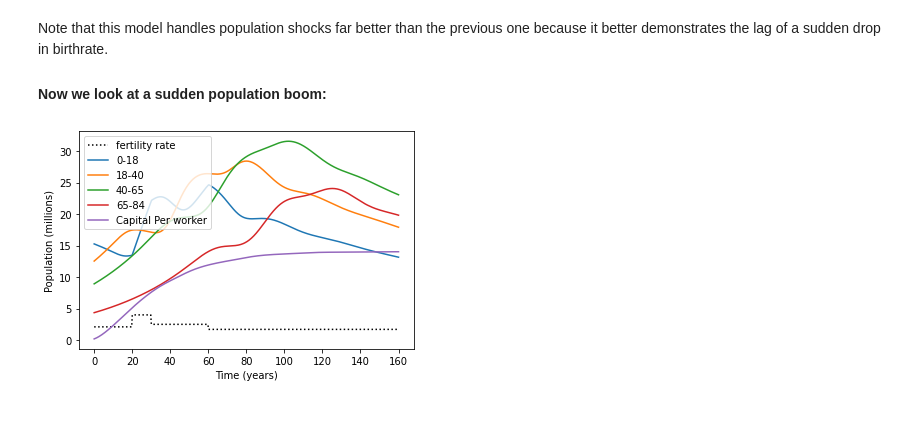
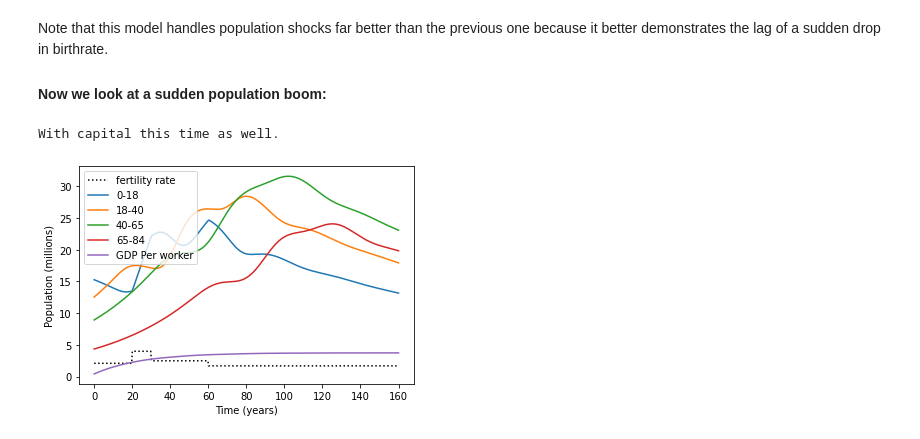
Before and after one commit to addmelo/volume4-project, a Jupyter notebook: Volume4Project.ipynb, the cells around one changed output. Cells and saved outputs as stored; diff of their text form; code cells hidden in the pictures.

```diff
--- a/Volume4Project.ipynb
+++ b/Volume4Project.ipynb
@@ -130,6 +130,19 @@ class Solow_Model_Parameters():
         self.s = s
         self.weights = weights
         return
+    def y(self,k,t):
+        if callable(self.A):
+            A = self.A(t)
+        else:
+            A = self.A
+        return A*k**self.alpha
+    def kprime(self,k, n, t):
+        if callable(self.s):
+            s = self.s(t)
+        else:
+            s = self.s
+        return s*self.y(k, t) - (self.delta + n)*k
+
 
 class Solution():
     """We use this class to hold results from our ODE solution"""
@@ -214,27 +227,8 @@ class Population_Solow_Model():
 
             # Add the capital allocation variables if necessary
             if not self.SGP is None:
-                if callable(self.SGP.A):
-                    A = self.SGP.A(t)
-                else:
-                    A = self.SGP.A
-                if callable(self.SGP.s):
-                    s = self.SGP.s(t)
-                else:
-                    s = self.SGP.s
-
-                delta = self.SGP.delta
-                alpha = self.SGP.alpha
-                # From Tyler's code
-                def y(k, alpha=alpha, A=A):
-                    return A*k**alpha
-
-                # Helper function
-                def kprime(k, alpha, s, delta, n, A):
-                    return s*y(k, alpha, A) - (delta + n)*k
-
                 #Define the last element of dx to be capital growth
-                dx[-1] = kprime(x[-1], alpha=alpha, s=s, delta=delta, n=(dx[start_working]-dx[retire+1])/np.sum(x[start_working:retire]), A=A)
+                dx[-1] = self.SGP.kprime(x[-1], (dx[start_working]-dx[retire+1])/np.sum(x[start_working:retire]), t)
 
             return dx
 
@@ -246,6 +240,8 @@ class Population_Solow_Model():
     def solve(self,t_points,starting_population,starting_capital=None):
         if self.ode is None:
             raise AssertionError("'Population_Solow_Model().ode' has not been defined, must run 'Population_Solow_Model().create_model' first")
+        if self.SGP is None != starting_capital is None:
+            raise AssertionError("'starting_capital' and SGP must be both None or both defined")
         if self.SGP is None:
             x = starting_population
         else:
@@ -256,7 +252,7 @@ class Population_Solow_Model():
         if self.SGP is None:
             return Solution(sol.t,sol.y)
         else:
-            return Solution(sol.t,sol.y[:-1], sol.y[-1])
+            return Solution(sol.t,sol.y[:-1], sol.y[-1],self.SGP.y(sol.y[-1],ts))
 # %%
 def consolidate_age_groups(x,age_brackets = [18,40,65],return_labels = False):
     age_brackets.sort()
@@ -304,31 +300,32 @@ Note that this model handles population shocks far better than the previous one
 # %%
 life_expect = 85
 def fertility_rate(t):
     #Either a constant, or a function with respect to time
     return 2.1 + 1.9*(t>=20)-1.5*(t>=30) - .8*(t>=60)
 
 solow_parameters = Solow_Model_Parameters()
 # Here we initialize the ode function to solve
 population_model = Population_Solow_Model(fertility_rate=fertility_rate,life_expectancy=life_expect,solow_growth_parameters=solow_parameters)
 
 ts = np.linspace(0,160,512)
 # Here we set the initial population
 x0 = np.exp(-.02*np.arange(life_expect))
 
 population_model.prep_model()
 sol = population_model.solve(ts,x0,1)
 # Here consolidate the ages into age brackets, to make the data more visible
 # Grouping the age brackets will also make it easier for our model
 values,labels = consolidate_age_groups(sol.population,return_labels=True)
 
 # Here we plot the results
 print("With capital this time as well.")
 plt.plot(sol.t,fertility_rate(sol.t),":k",label = "fertility rate")
 plt.plot(sol.t,values.T,label = labels)
-plt.plot(sol.t,sol.capital,label = "Capital Per worker")
+plt.plot(sol.t,sol.y,label = "GDP Per worker")
 plt.legend()
 plt.xlabel("Time (years)")
 plt.ylabel("Population (millions)")
 plt.show()
 # %% [output]
+With capital this time as well.
-[figure, old version]
+[figure, new version]
```
